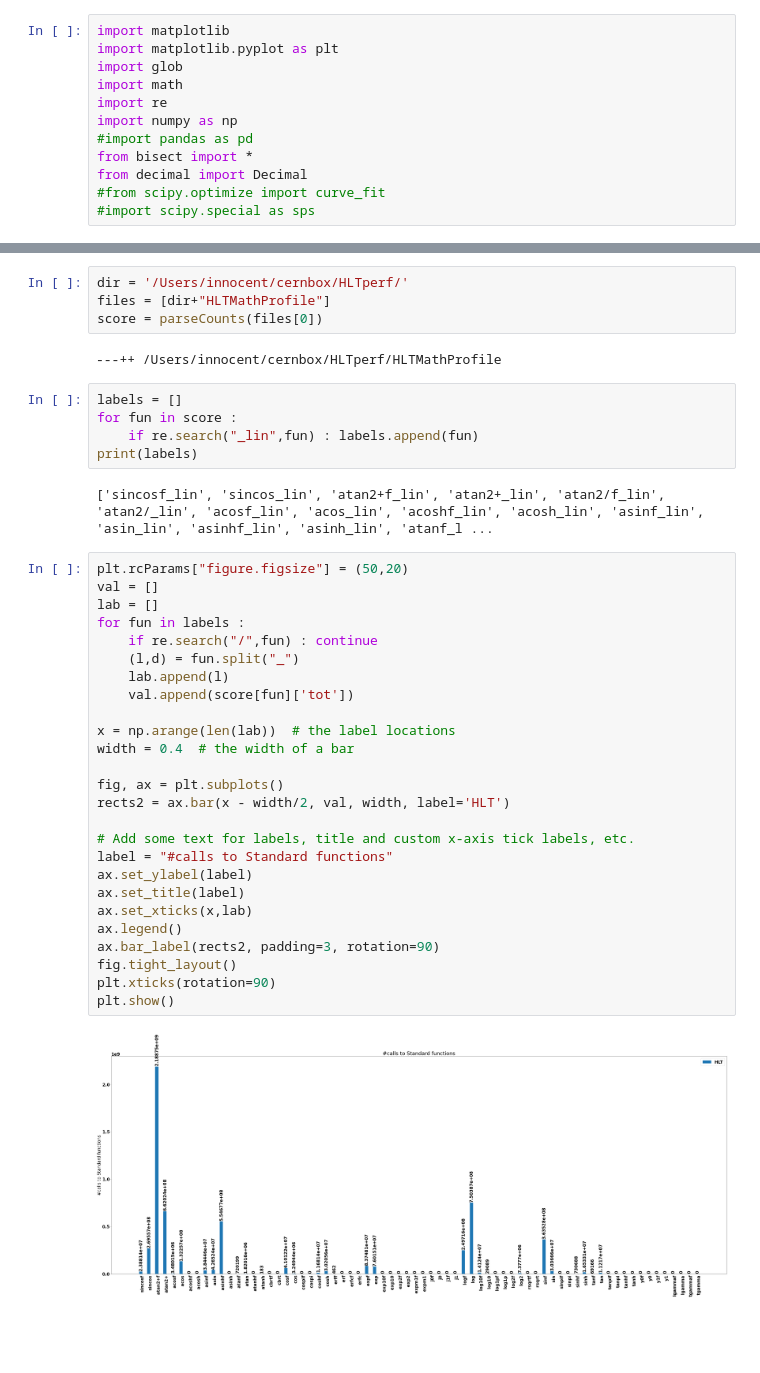
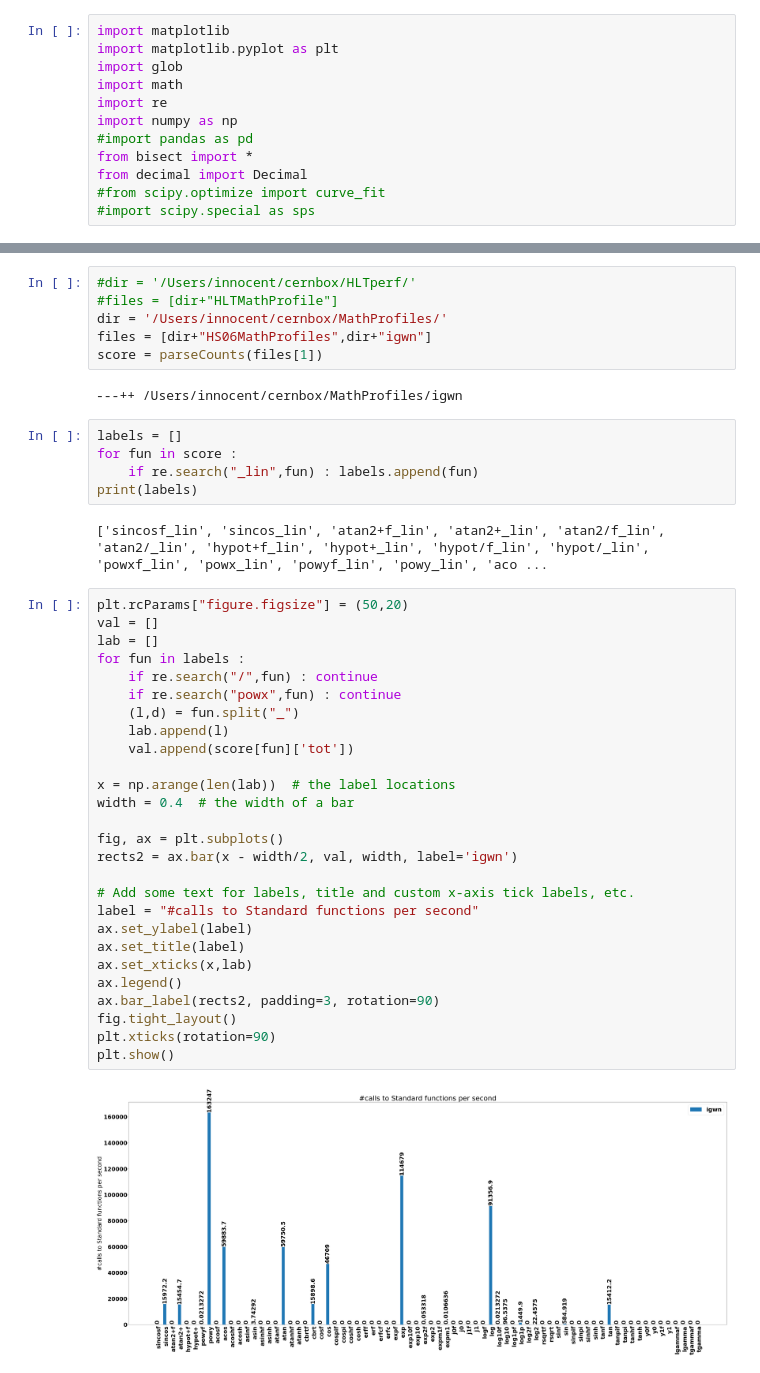
Before and after one commit to VinInn/pyTools, a Jupyter notebook: MathProfile.ipynb, the cells around one changed output, grey strips where cells are left out. Drawn from its saved outputs; the diff is of its cells as text; blank space fills up the shorter version.

```diff
--- a/MathProfile.ipynb
+++ b/MathProfile.ipynb
@@ -49,43 +51,46 @@ def parseCounts(fname) :
         nop+=1
   return d
 # %%
-dir = '/Users/innocent/cernbox/HLTperf/'
-files = [dir+"HLTMathProfile"]
-score = parseCounts(files[0])
+#dir = '/Users/innocent/cernbox/HLTperf/'
+#files = [dir+"HLTMathProfile"]
+dir = '/Users/innocent/cernbox/MathProfiles/'
+files = [dir+"HS06MathProfiles",dir+"igwn"]
+score = parseCounts(files[1])
 # %% [output]
----++ /Users/innocent/cernbox/HLTperf/HLTMathProfile
+---++ /Users/innocent/cernbox/MathProfiles/igwn
 # %%
 labels = []
 for fun in score :
     if re.search("_lin",fun) : labels.append(fun)
 print(labels)
 # %% [output]
-['sincosf_lin', 'sincos_lin', 'atan2+f_lin', 'atan2+_lin', 'atan2/f_lin', 'atan2/_lin', 'acosf_lin', 'acos_lin', 'acoshf_lin', 'acosh_lin', 'asinf_lin', 'asin_lin', 'asinhf_lin', 'asinh_lin', 'atanf_l ...
+['sincosf_lin', 'sincos_lin', 'atan2+f_lin', 'atan2+_lin', 'atan2/f_lin', 'atan2/_lin', 'hypot+f_lin', 'hypot+_lin', 'hypot/f_lin', 'hypot/_lin', 'powxf_lin', 'powx_lin', 'powyf_lin', 'powy_lin', 'aco ...
 # %%
 plt.rcParams["figure.figsize"] = (50,20)
 val = []
 lab = []
 for fun in labels :
     if re.search("/",fun) : continue
+    if re.search("powx",fun) : continue
     (l,d) = fun.split("_")
     lab.append(l)
     val.append(score[fun]['tot'])
 
 x = np.arange(len(lab))  # the label locations
 width = 0.4  # the width of a bar
 
 fig, ax = plt.subplots()
-rects2 = ax.bar(x - width/2, val, width, label='HLT')
+rects2 = ax.bar(x - width/2, val, width, label='igwn')
 
 # Add some text for labels, title and custom x-axis tick labels, etc.
-label = "#calls to Standard functions"
+label = "#calls to Standard functions per second"
 ax.set_ylabel(label)
 ax.set_title(label)
 ax.set_xticks(x,lab)
 ax.legend()
 ax.bar_label(rects2, padding=3, rotation=90)
 fig.tight_layout()
 plt.xticks(rotation=90)
 plt.show()
 # %% [output]
-[figure, old version]
+[figure, new version]
```
Also changed, not shown: parts of 4 cells of this notebook.
